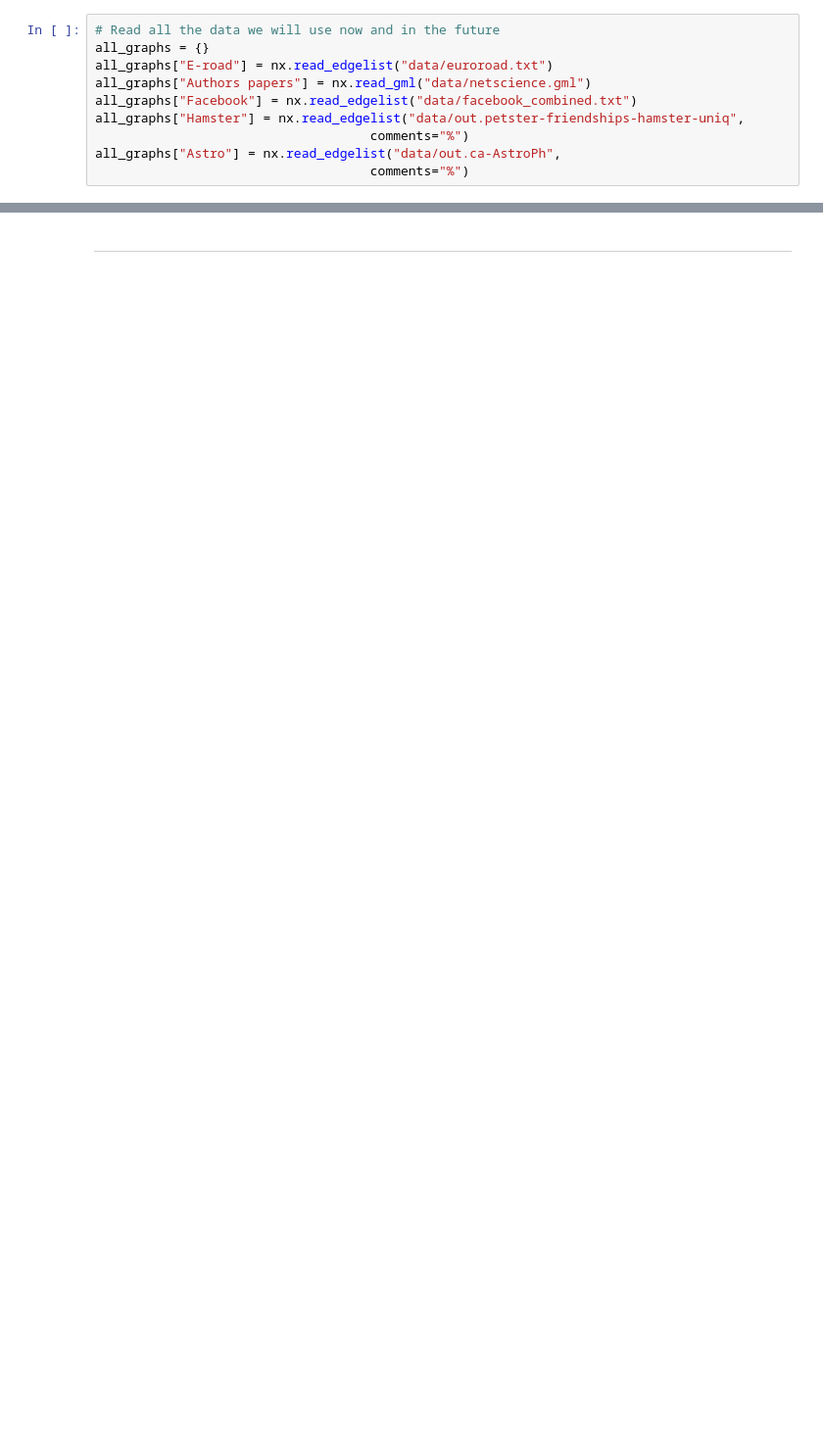
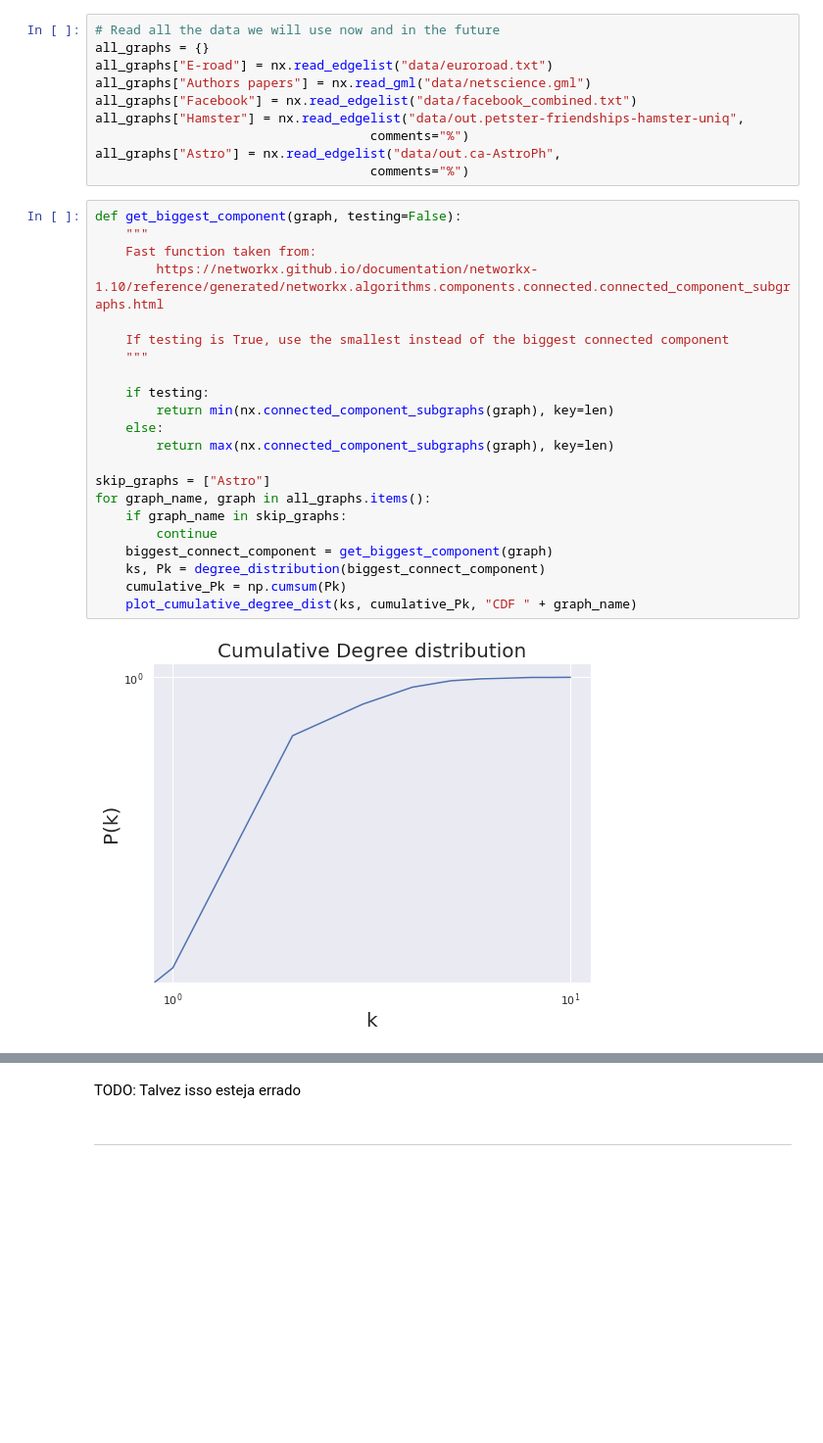
Before and after one commit to gmelodie/Complex-Networks, a Jupyter notebook: lista1/lista1.ipynb, the cells around one changed output, grey strips where cells are left out. Shown: that part at 98% size. Saved outputs shown, nothing was run; the diff lists cells and outputs as text; blank space fills up the shorter version.

```diff
--- a/lista1/lista1.ipynb
+++ b/lista1/lista1.ipynb
@@ -459,3 +493,27 @@ all_graphs["Hamster"] = nx.read_edgelist("data/out.petster-friendships-hamster-u
                                     comments="%")
 all_graphs["Astro"] = nx.read_edgelist("data/out.ca-AstroPh",
                                     comments="%")
+# %%
+def get_biggest_component(graph, testing=False):
+    """
+    Fast function taken from:
+        https://networkx.github.io/documentation/networkx-1.10/reference/generated/networkx.algorithms.components.connected.connected_component_subgraphs.html
+
+    If testing is True, use the smallest instead of the biggest connected component
+    """
+
+    if testing:
+        return min(nx.connected_component_subgraphs(graph), key=len)
+    else:
+        return max(nx.connected_component_subgraphs(graph), key=len)
+
+skip_graphs = ["Astro"]
+for graph_name, graph in all_graphs.items():
+    if graph_name in skip_graphs:
+        continue
+    biggest_connect_component = get_biggest_component(graph)
+    ks, Pk = degree_distribution(biggest_connect_component)
+    cumulative_Pk = np.cumsum(Pk)
+    plot_cumulative_degree_dist(ks, cumulative_Pk, "CDF " + graph_name)
+# %% [output]
+[figure, added]
@@ -462,3 +523,5 @@ all_graphs["Astro"] = nx.read_edgelist("data/out.ca-AstroPh",
+# %% [markdown]
+TODO: Talvez isso esteja errado
 # %% [markdown]
 
 
```
Also changed, not shown: parts of 20 cells of this notebook.
